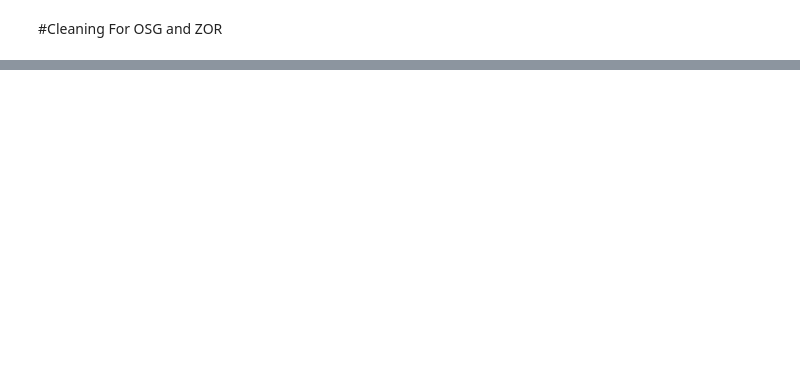
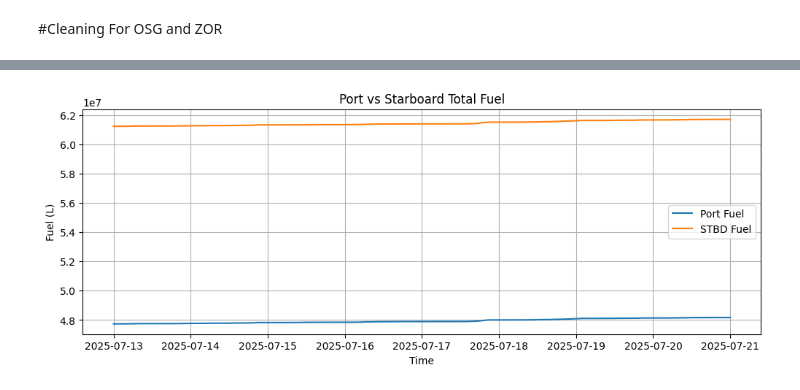
Before and after one commit to phanuelnd/hybrid_tugboat, a Jupyter notebook: analysis.ipynb, the cells around one changed output, grey strips where cells are left out. Saved outputs shown, nothing was run; the diff lists cells and outputs as text; code cells hidden in the pictures; blank space fills up the shorter version.

```diff
--- a/analysis.ipynb
+++ b/analysis.ipynb
@@ -883,0 +883,13 @@ print(merged_df.columns.tolist())
+# %%
+plt.figure(figsize=(12,4))
+plt.plot(merged_df.index, merged_df['M/E PORT - Total Fuel'], label='Port Fuel')
+plt.plot(merged_df.index, merged_df['M/E STBD - Total Fuel'], label='STBD Fuel')
+plt.title("Port vs Starboard Total Fuel")
+plt.xlabel("Time")
+plt.ylabel("Fuel (L)")
+plt.legend()
+plt.grid(True)
+plt.savefig('data/saved_figures/Port_Fuel_vs_STBD_Fuel_lines.png')
+plt.show()
+# %% [output]
+[figure, added]
```
Also changed, not shown: parts of 6 cells of this notebook, 3 other files.
